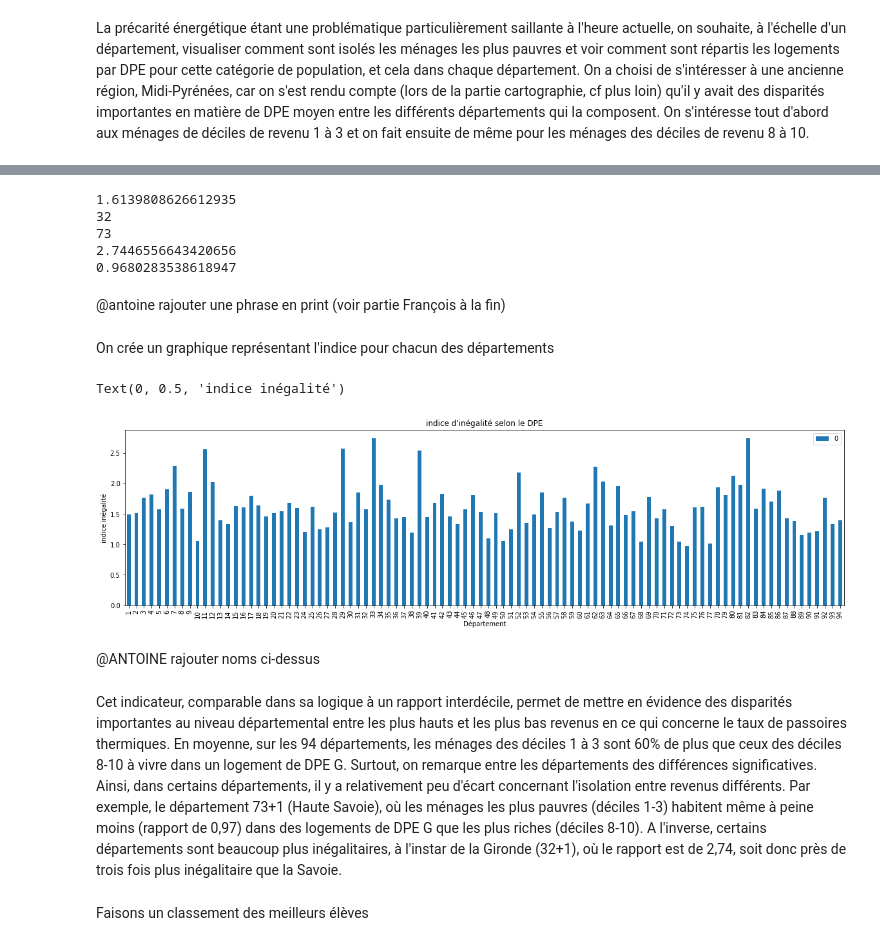
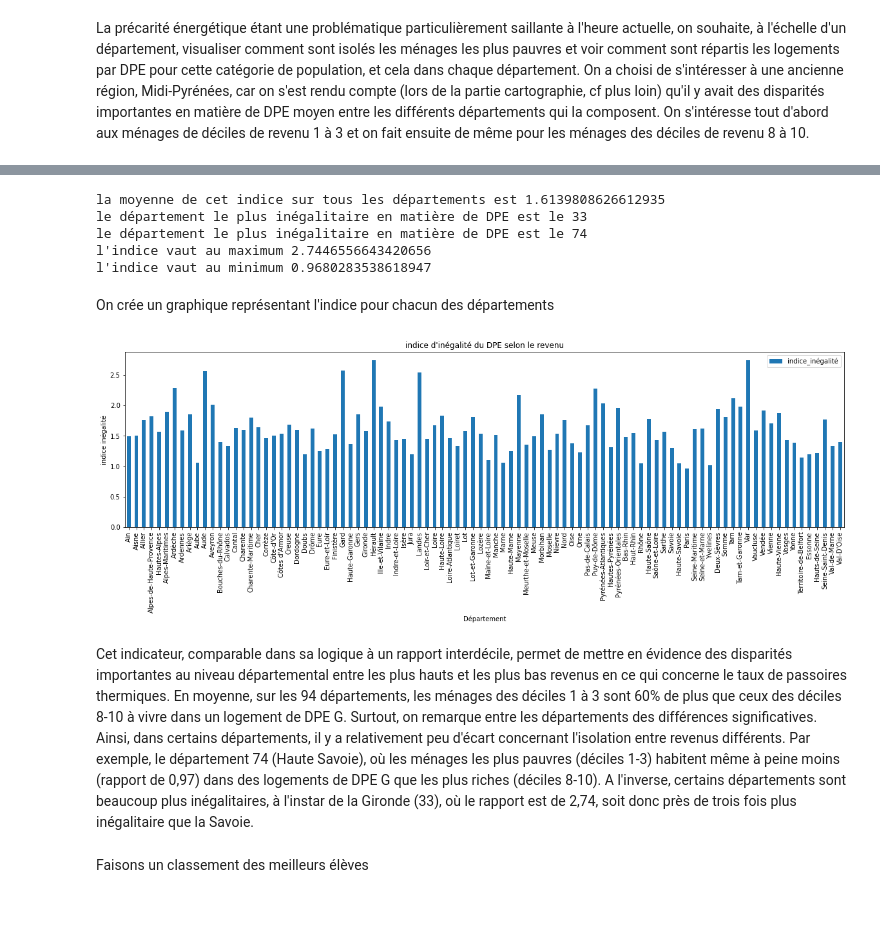
Before and after one commit to f-b-l/python2A, a Jupyter notebook: Master Notebook.ipynb, the cells around one changed output, grey strips where cells are left out. Saved outputs shown, nothing was run; the diff lists cells and outputs as text; code cells hidden in the pictures; blank space fills up the shorter version.

Commit message:
réagencement, corrections graphiques et conclusion

```diff
--- a/Master Notebook.ipynb
+++ b/Master Notebook.ipynb
@@ -1635,40 +1631,36 @@ for i in range(0,281,3):
 for j in range(0,281,3):
   liste_indice.append(rapport(j))
 
-print(sum(liste_indice)/len(liste_indice)) #moyenne de la liste
+print("la moyenne de cet indice sur tous les départements est",sum(liste_indice)/len(liste_indice)) #moyenne de la liste
 
 
-departement_le_plus_inegalitaire = liste_indice.index(max(liste_indice))
-departement_le_moins_inegalitaire = liste_indice.index(min(liste_indice))
-print(departement_le_plus_inegalitaire)
-print(departement_le_moins_inegalitaire)
-print(max(liste_indice))
-print(min(liste_indice))
+departement_le_plus_inegalitaire = liste_indice.index(max(liste_indice))+1 #car l'indice du département 1 est 0
+departement_le_moins_inegalitaire = liste_indice.index(min(liste_indice))+1
+print("le département le plus inégalitaire en matière de DPE est le",departement_le_plus_inegalitaire)
+print("le département le plus inégalitaire en matière de DPE est le",departement_le_moins_inegalitaire)
+print("l'indice vaut au maximum",max(liste_indice))
+print("l'indice vaut au minimum",min(liste_indice))
 # %% [output]
-1.6139808626612935
-32
-73
-2.7446556643420656
-0.9680283538618947
+la moyenne de cet indice sur tous les départements est 1.6139808626612935
+le département le plus inégalitaire en matière de DPE est le 33
+le département le plus inégalitaire en matière de DPE est le 74
+l'indice vaut au maximum 2.7446556643420656
+l'indice vaut au minimum 0.9680283538618947
-# %% [markdown]
-@antoine rajouter une phrase en print (voir partie François à la fin)
 # %% [markdown]
 On crée un graphique représentant l'indice pour chacun des départements
-# %%
-liste_indice
-index=range(1,95)
-
-y=pd.DataFrame(liste_indice, index)
-y.plot(kind='bar', figsize=(20,5),title="indice d'inégalité selon le DPE")
-plt.xlabel('Département')
-plt.ylabel('indice inégalité')
-# %% [output]
-Text(0, 0.5, 'indice inégalité')
-[figure, removed]
-# %% [markdown]
-@ANTOINE rajouter noms ci-dessus
+# %%
+list_indice=pd.DataFrame({'indice_inégalité' : liste_indice}) #on transforme en tableau l'indice d'inégalité pour pouvoir l'ajouter à un tableau précédent avec les noms des départements
+df_to_plot_2 = pd.DataFrame(df_bdd_nat_work,columns=['Département_nom','Taux_Passoires_Thermique'])
+new_df = df_to_plot_2.join(list_indice)
+df_to_plot_3 = pd.DataFrame(new_df,columns=['Département_nom','indice_inégalité'])
+df_to_plot_3.plot(x ='Département_nom', y='indice_inégalité', kind = 'bar', figsize=(20,5), title="indice d'inégalité du DPE selon le revenu")
+plt.xlabel('Département')
+plt.ylabel('indice inégalité')
+plt.show()
+# %% [output]
+[figure, added]
 # %% [markdown]
-Cet indicateur, comparable dans sa logique à un rapport interdécile, permet de mettre en évidence des disparités importantes au niveau départemental entre les plus hauts et les plus bas revenus en ce qui concerne le taux de passoires thermiques. En moyenne, sur les 94 départements, les ménages des déciles 1 à 3 sont 60% de plus que ceux des déciles 8-10 à vivre dans un logement de DPE G. Surtout, on remarque entre les départements des différences significatives. Ainsi, dans certains départements, il y a relativement peu d'écart concernant l'isolation entre revenus différents. Par exemple, le département 73+1 (Haute Savoie), où les ménages les plus pauvres (déciles 1-3) habitent même à peine moins (rapport de 0,97) dans des logements de DPE G que les plus riches (déciles 8-10). A l'inverse, certains départements sont beaucoup plus inégalitaires, à l'instar de la Gironde (32+1), où le rapport est de 2,74, soit donc près de trois fois plus inégalitaire que la Savoie.
+Cet indicateur, comparable dans sa logique à un rapport interdécile, permet de mettre en évidence des disparités importantes au niveau départemental entre les plus hauts et les plus bas revenus en ce qui concerne le taux de passoires thermiques. En moyenne, sur les 94 départements, les ménages des déciles 1 à 3 sont 60% de plus que ceux des déciles 8-10 à vivre dans un logement de DPE G. Surtout, on remarque entre les départements des différences significatives. Ainsi, dans certains départements, il y a relativement peu d'écart concernant l'isolation entre revenus différents. Par exemple, le département 74 (Haute Savoie), où les ménages les plus pauvres (déciles 1-3) habitent même à peine moins (rapport de 0,97) dans des logements de DPE G que les plus riches (déciles 8-10). A l'inverse, certains départements sont beaucoup plus inégalitaires, à l'instar de la Gironde (33), où le rapport est de 2,74, soit donc près de trois fois plus inégalitaire que la Savoie.
 # %% [markdown]
 Faisons un classement des meilleurs élèves
 # %%
```
Also changed, not shown: parts of 52 cells of this notebook.
